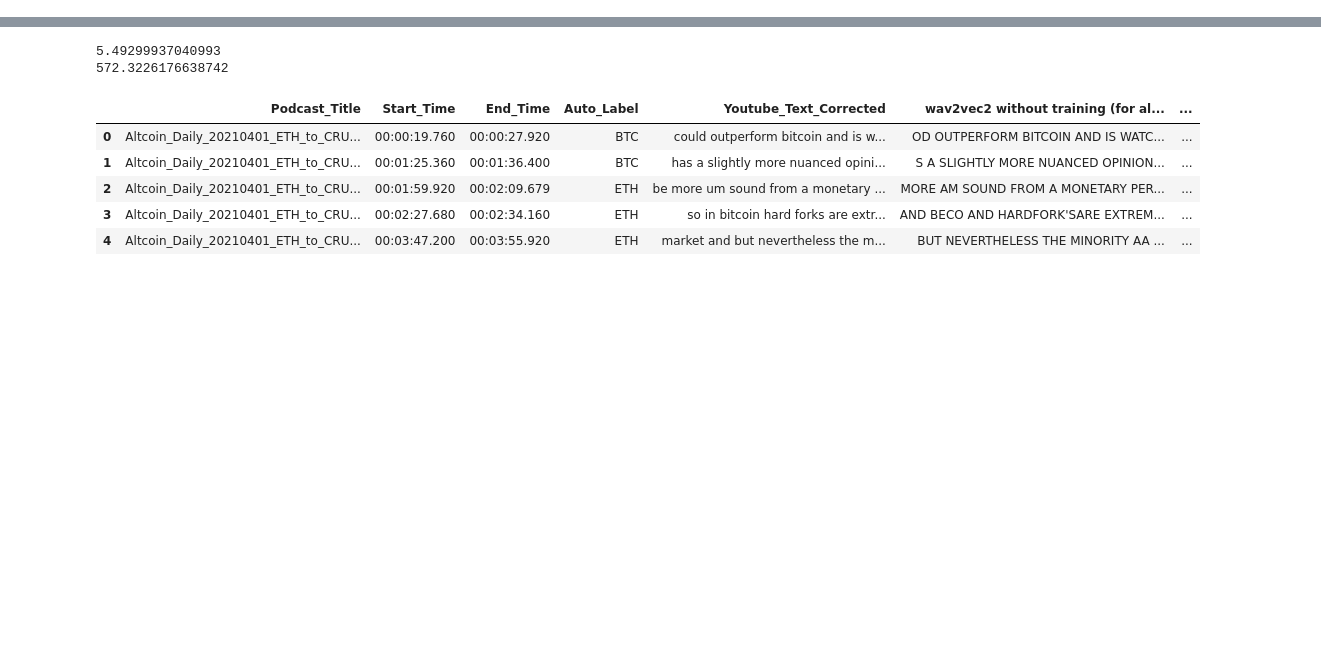
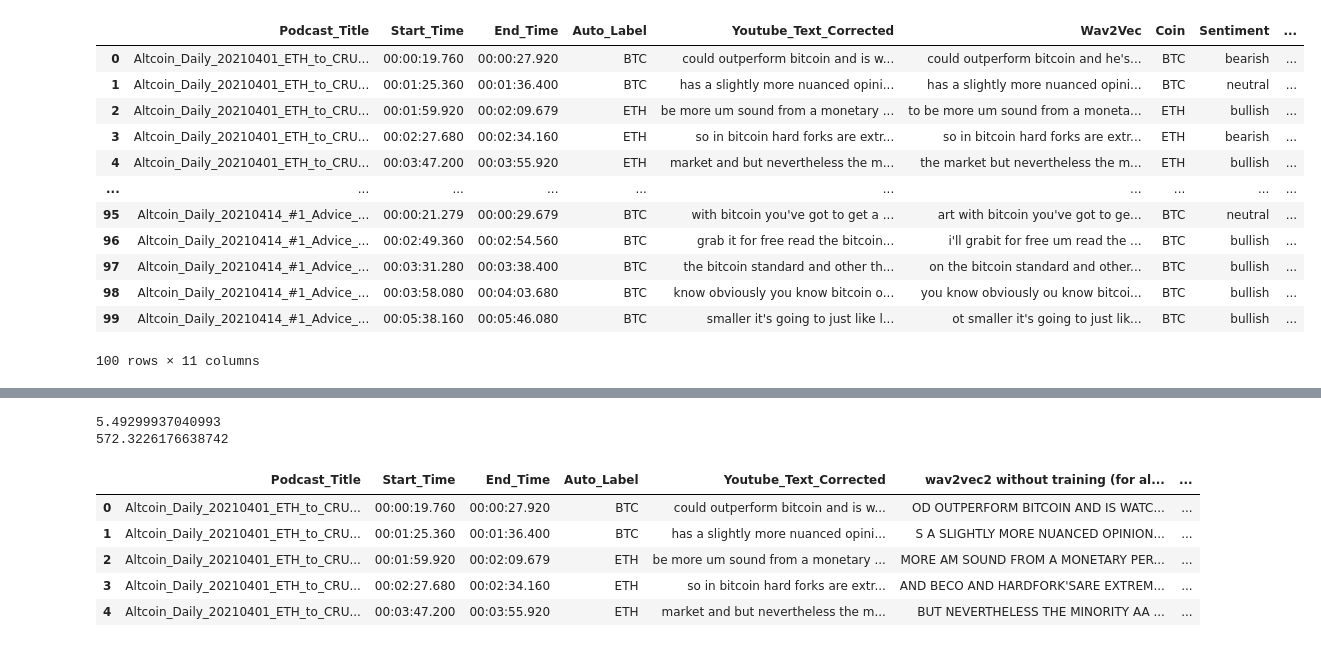
Before and after one commit to distractedm1nd/mar2moon, a Jupyter notebook: scripts/ExtractAudioFeatures.ipynb, the cells around one changed output, grey strips where cells are left out. Drawn from its saved outputs; the diff is of its cells as text; code cells hidden in the pictures; blank space fills up the shorter version.

```diff
--- a/scripts/ExtractAudioFeatures.ipynb
+++ b/scripts/ExtractAudioFeatures.ipynb
@@ -63,0 +108,17 @@ df_audio_features.to_csv("Sentiment_Labelling_Audio_Features.csv", index=False)
+# %%
+df_t = df[0:100]
+df_t
+# %% [output]
+|  | Podcast_Title | Start_Time | End_Time | Auto_Label | Youtube_Text_Corrected | Wav2Vec | Coin | Sentiment | ... |
+| 0 | Altcoin_Daily_20210401_ETH_to_CRU... | 00:00:19.760 | 00:00:27.920 | BTC | could outperform bitcoin and is w... | could outperform bitcoin and he's... | BTC | bearish | ... |
+| 1 | Altcoin_Daily_20210401_ETH_to_CRU... | 00:01:25.360 | 00:01:36.400 | BTC | has a slightly more nuanced opini... | has a slightly more nuanced opini... | BTC | neutral | ... |
+| 2 | Altcoin_Daily_20210401_ETH_to_CRU... | 00:01:59.920 | 00:02:09.679 | ETH | be more um sound from a monetary ... | to be more um sound from a moneta... | ETH | bullish | ... |
+| 3 | Altcoin_Daily_20210401_ETH_to_CRU... | 00:02:27.680 | 00:02:34.160 | ETH | so in bitcoin hard forks are extr... | so in bitcoin hard forks are extr... | ETH | bearish | ... |
+| 4 | Altcoin_Daily_20210401_ETH_to_CRU... | 00:03:47.200 | 00:03:55.920 | ETH | market and but nevertheless the m... | the market but nevertheless the m... | ETH | bullish | ... |
+| ... | ... | ... | ... | ... | ... | ... | ... | ... | ... |
+| 95 | Altcoin_Daily_20210414_#1_Advice_... | 00:00:21.279 | 00:00:29.679 | BTC | with bitcoin you've got to get a ... | art with bitcoin you've got to ge... | BTC | neutral | ... |
+| 96 | Altcoin_Daily_20210414_#1_Advice_... | 00:02:49.360 | 00:02:54.560 | BTC | grab it for free read the bitcoin... | i'll grabit for free um read the ... | BTC | bullish | ... |
+| 97 | Altcoin_Daily_20210414_#1_Advice_... | 00:03:31.280 | 00:03:38.400 | BTC | the bitcoin standard and other th... | on the bitcoin standard and other... | BTC | bullish | ... |
+| 98 | Altcoin_Daily_20210414_#1_Advice_... | 00:03:58.080 | 00:04:03.680 | BTC | know obviously you know bitcoin o... | you know obviously ou know bitcoi... | BTC | bullish | ... |
+| 99 | Altcoin_Daily_20210414_#1_Advice_... | 00:05:38.160 | 00:05:46.080 | BTC | smaller it's going to just like l... | ot smaller it's going to just lik... | BTC | bullish | ... |
+100 rows × 11 columns
```
Also changed, not shown: parts of 7 cells of this notebook, 3 other files.
